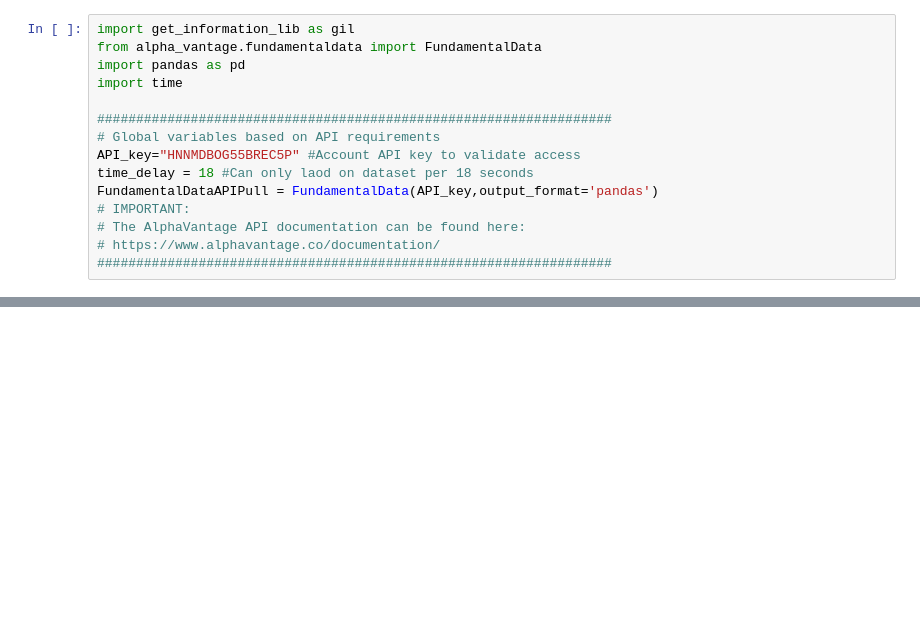
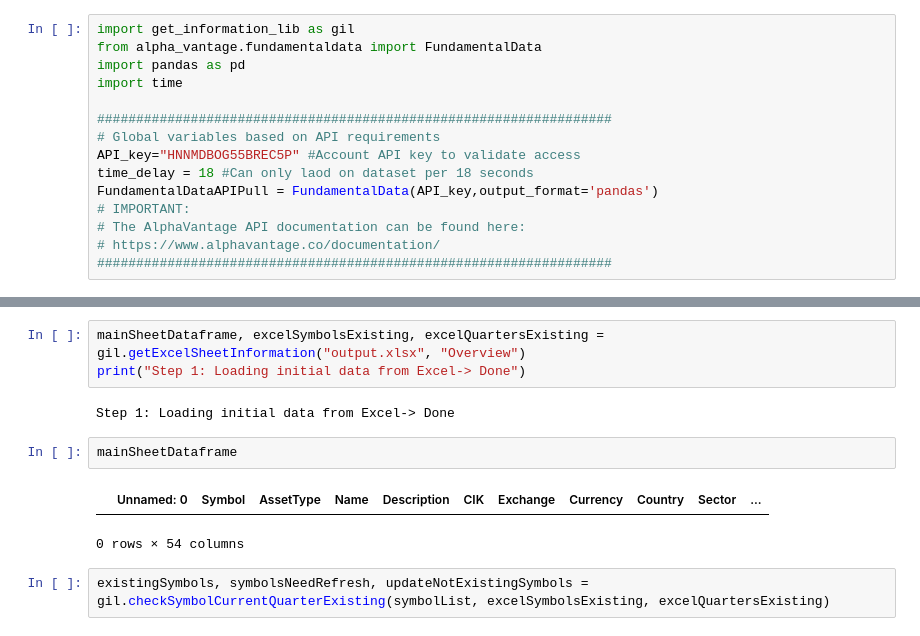
Before and after one commit to Sbock1/fortuneTeller, a Jupyter notebook: notebook.ipynb, the cells around one changed output, grey strips where cells are left out. Drawn from its saved outputs; the diff is of its cells as text; blank space fills up the shorter version.

```diff
--- a/notebook.ipynb
+++ b/notebook.ipynb
@@ -25,0 +40,12 @@ actual_symbol_list_modified
+# %%
+mainSheetDataframe, excelSymbolsExisting, excelQuartersExisting = gil.getExcelSheetInformation("output.xlsx", "Overview")
+print("Step 1: Loading initial data from Excel-> Done")
+# %% [output]
+Step 1: Loading initial data from Excel-> Done
+# %%
+mainSheetDataframe
+# %% [output]
+|  | Unnamed: 0 | Symbol | AssetType | Name | Description | CIK | Exchange | Currency | Country | Sector | ... |
+0 rows × 54 columns
+# %%
+existingSymbols, symbolsNeedRefresh, updateNotExistingSymbols = gil.checkSymbolCurrentQuarterExisting(symbolList, excelSymbolsExisting, excelQuartersExisting)
```
Also changed, not shown: parts of 24 cells of this notebook, 4 other files.
